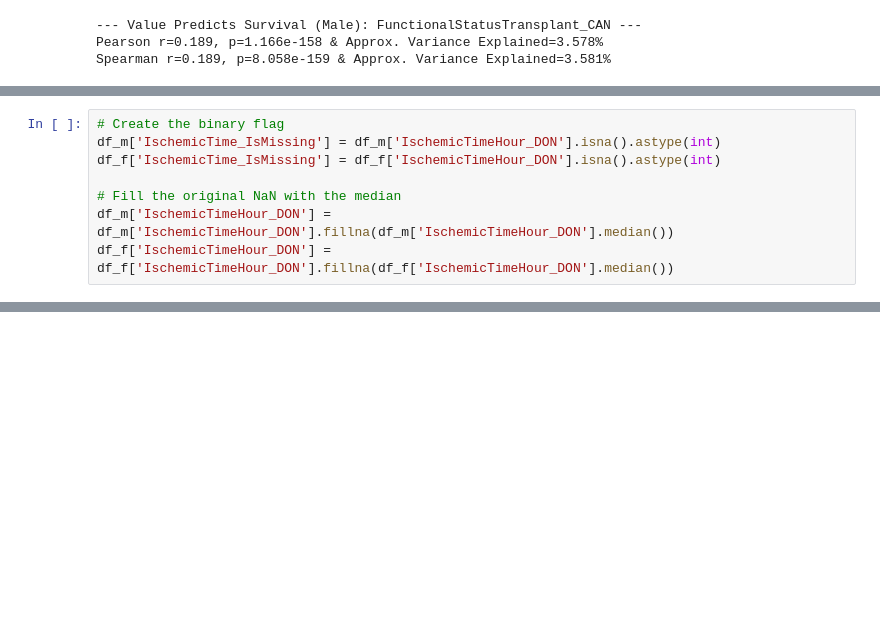
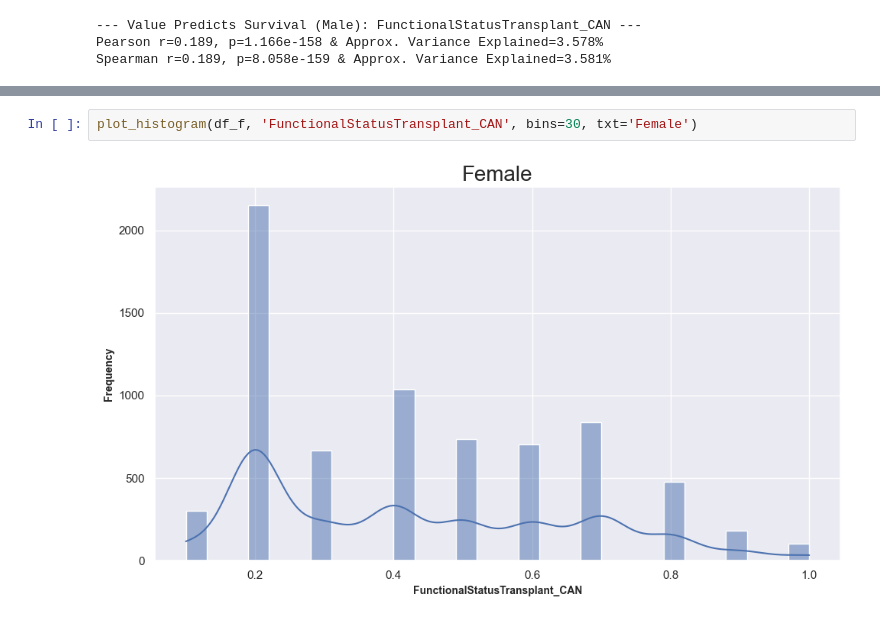
Before and after one commit to SirErikPak/UNOS, a Jupyter notebook: Notebook/ExploratoryWrangleCandidate.ipynb, the cells around one changed output, grey strips where cells are left out. Saved outputs shown, nothing was run; the diff lists cells and outputs as text; blank space fills up the shorter version.

```diff
--- a/Notebook/ExploratoryWrangleCandidate.ipynb
+++ b/Notebook/ExploratoryWrangleCandidate.ipynb
@@ -1106,8 +1077,0 @@ plot.plot_survival_trend(df_f, 'IschemicTimeHour_DON', 'TransplantSurvivalDay',
-# %%
-# Create the binary flag
-df_m['IschemicTime_IsMissing'] = df_m['IschemicTimeHour_DON'].isna().astype(int)
-df_f['IschemicTime_IsMissing'] = df_f['IschemicTimeHour_DON'].isna().astype(int)
-
-# Fill the original NaN with the median
-df_m['IschemicTimeHour_DON'] = df_m['IschemicTimeHour_DON'].fillna(df_m['IschemicTimeHour_DON'].median())
-df_f['IschemicTimeHour_DON'] = df_f['IschemicTimeHour_DON'].fillna(df_f['IschemicTimeHour_DON'].median())
@@ -1118,0 +1103,4 @@ df_m.IschemicTime_IsMissing.sum(), df_f.IschemicTime_IsMissing.sum()
+# %%
+plot_histogram(df_f, 'FunctionalStatusTransplant_CAN', bins=30, txt='Female')
+# %% [output]
+[figure, added]
```
Also changed, not shown: parts of 77 cells of this notebook, 1 other file.
